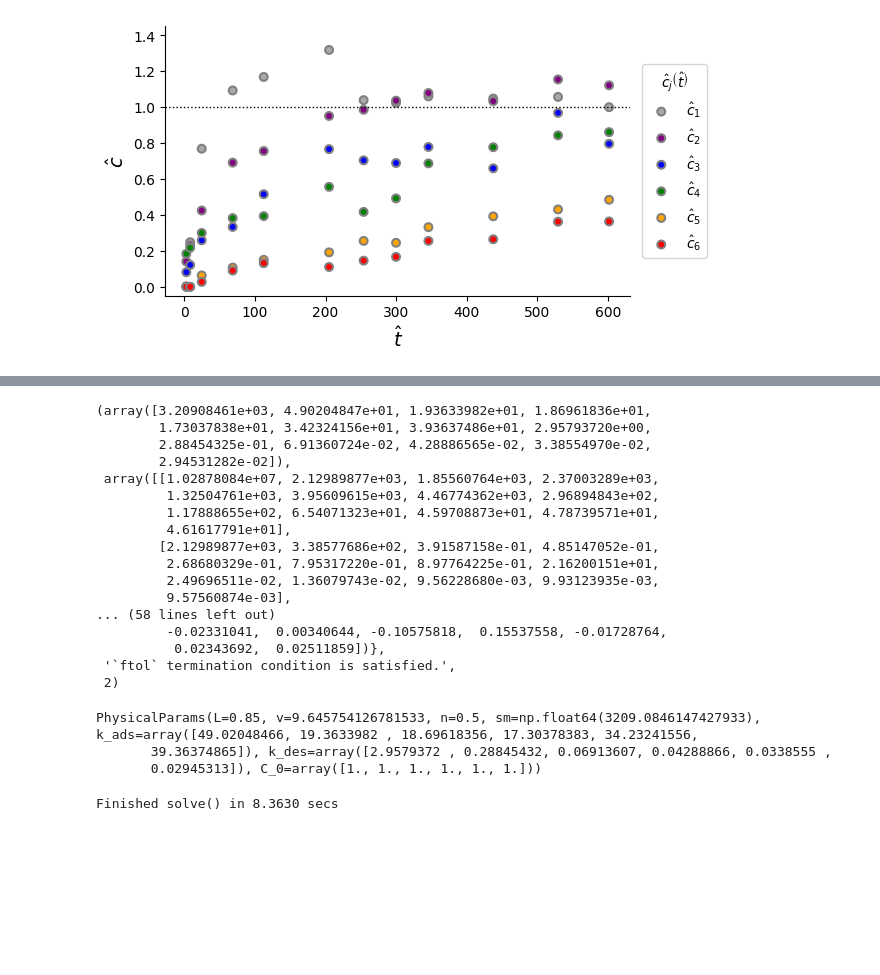
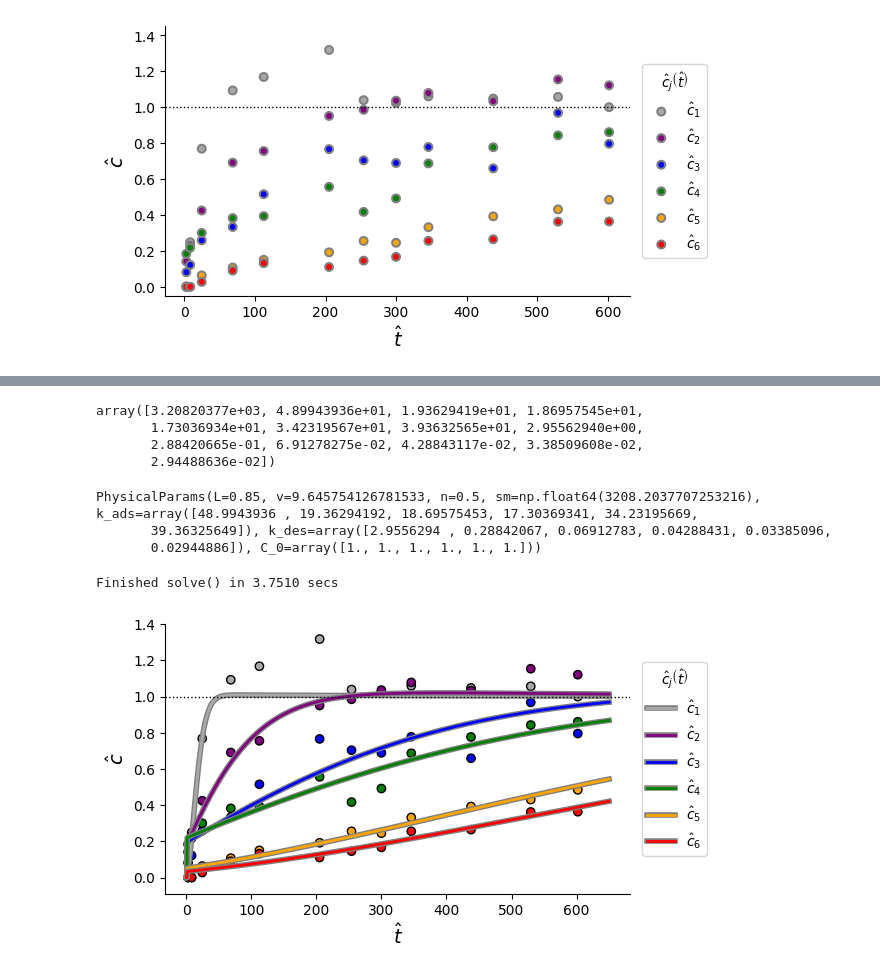
Before and after one commit to edsaac/cowerc-adsorption, a Jupyter notebook: notebooks/only_python/merging_data_other_experiments.ipynb, the cells around one changed output, grey strips where cells are left out. Saved outputs shown, nothing was run; the diff lists cells and outputs as text; code cells hidden in the pictures; blank space fills up the shorter version.

```diff
--- a/notebooks/only_python/merging_data_other_experiments.ipynb
+++ b/notebooks/only_python/merging_data_other_experiments.ipynb
@@ -147,9 +146,11 @@ def f(
 
     sim = Simulation(**p.nondim)
     sim.end_time = 650
+    sim.cfl = 0.9
     sim.solve()
-    # display(sim.plot_breakthrough())
 
     # Query the btc from t
-    results = sim.btc_df().loc[times_to_query].to_numpy()
+    t, btc = sim.btc
+    results = [np.interp(times_to_query, t, c) for c in btc]
+    results = np.array(results)
     return results.flatten()
@@ -156,4 +179,5 @@ def f(
 # %%
+## No bias, all observations are equal
 p0 = (
     5000,  # sm
     *(50, 50, 50, 50, 50, 50),  # kads
@@ -165,12 +189,16 @@ bounds = Bounds(
     ub=[10000, *(100, 100, 100, 100, 100, 100), *(10, 10, 10, 10, 10, 10)],
 )
 
+ydata = experimental_data.conc
+
 fitting_result = curve_fit(
     f,
     xdata=experimental_data.time,
-    ydata=experimental_data.conc.T.flatten(),
+    ydata=ydata.flatten(),
     p0=p0,
     bounds=bounds,
+    # sigma=sigma.flatten(),
+    # absolute_sigma=True,
     method="trf",
     loss="soft_l1",
     full_output=True,
@@ -196,43 +224,46 @@ Finished solve() in 8.0981 secs
 # %%
-fitting_result
+fitting_result[0]
 # %% [output]
-(array([3.20908461e+03, 4.90204847e+01, 1.93633982e+01, 1.86961836e+01,
-        1.73037838e+01, 3.42324156e+01, 3.93637486e+01, 2.95793720e+00,
-        2.88454325e-01, 6.91360724e-02, 4.28886565e-02, 3.38554970e-02,
-        2.94531282e-02]),
- array([[1.02878084e+07, 2.12989877e+03, 1.85560764e+03, 2.37003289e+03,
-         1.32504761e+03, 3.95609615e+03, 4.46774362e+03, 2.96894843e+02,
-         1.17888655e+02, 6.54071323e+01, 4.59708873e+01, 4.78739571e+01,
-         4.61617791e+01],
-        [2.12989877e+03, 3.38577686e+02, 3.91587158e-01, 4.85147052e-01,
-         2.68680329e-01, 7.95317220e-01, 8.97764225e-01, 2.16200151e+01,
-         2.49696511e-02, 1.36079743e-02, 9.56228680e-03, 9.93123935e-03,
-         9.57560874e-03],
-... (58 lines left out)
-         -0.02331041,  0.00340644, -0.10575818,  0.15537558, -0.01728764,
-          0.02343692,  0.02511859])},
- '`ftol` termination condition is satisfied.',
- 2)
+array([3.20820377e+03, 4.89943936e+01, 1.93629419e+01, 1.86957545e+01,
+       1.73036934e+01, 3.42319567e+01, 3.93632565e+01, 2.95562940e+00,
+       2.88420665e-01, 6.91278275e-02, 4.28843117e-02, 3.38509608e-02,
+       2.94488636e-02])
 # %%
 best_params = fitting_result[0]
 
 p = PhysicalParams(
     L=lenght,
     v=pore_velocity,
     n=porosity,
     sm=best_params[0],
     k_ads=best_params[1:7],
     k_des=best_params[7:],
 )
 
 display(p)
+
+nsim = Simulation(**p.nondim)
+nsim.end_time = 650
+nsim.cfl = 0.9
+nsim.solve()
+
+fig = nsim.plot_breakthrough()
+ax = fig.axes[0]
+colors = cycle(["darkgrey", "purple", "blue", "green", "orange", "red"])
+
+for btc, color in zip(experimental_data.conc, colors):
+    ax.scatter(
+        experimental_data.time,
+        btc,
+        c=color,
+        path_effects=[Stroke(linewidth=1, foreground="#000")],
+    )
+
+ax.set_ylim(bottom=-0.09, top=1.4)
+display(fig)
 # %% [output]
-PhysicalParams(L=0.85, v=9.645754126781533, n=0.5, sm=np.float64(3209.0846147427933), k_ads=array([49.02048466, 19.3633982 , 18.69618356, 17.30378383, 34.23241556,
-       39.36374865]), k_des=array([2.9579372 , 0.28845432, 0.06913607, 0.04288866, 0.0338555 ,
-       0.02945313]), C_0=array([1., 1., 1., 1., 1., 1.]))
+PhysicalParams(L=0.85, v=9.645754126781533, n=0.5, sm=np.float64(3208.2037707253216), k_ads=array([48.9943936 , 19.36294192, 18.69575453, 17.30369341, 34.23195669,
+       39.36325649]), k_des=array([2.9556294 , 0.28842067, 0.06912783, 0.04288431, 0.03385096,
+       0.02944886]), C_0=array([1., 1., 1., 1., 1., 1.]))
+Finished solve() in 3.7510 secs
+[figure, added]
-# %%
-nsim = Simulation(**p.nondim)
-nsim.end_time = 650
-nsim.solve()
-# %% [output]
-Finished solve() in 8.3630 secs
```
Also changed, not shown: parts of 13 cells of this notebook, 1 other file.
